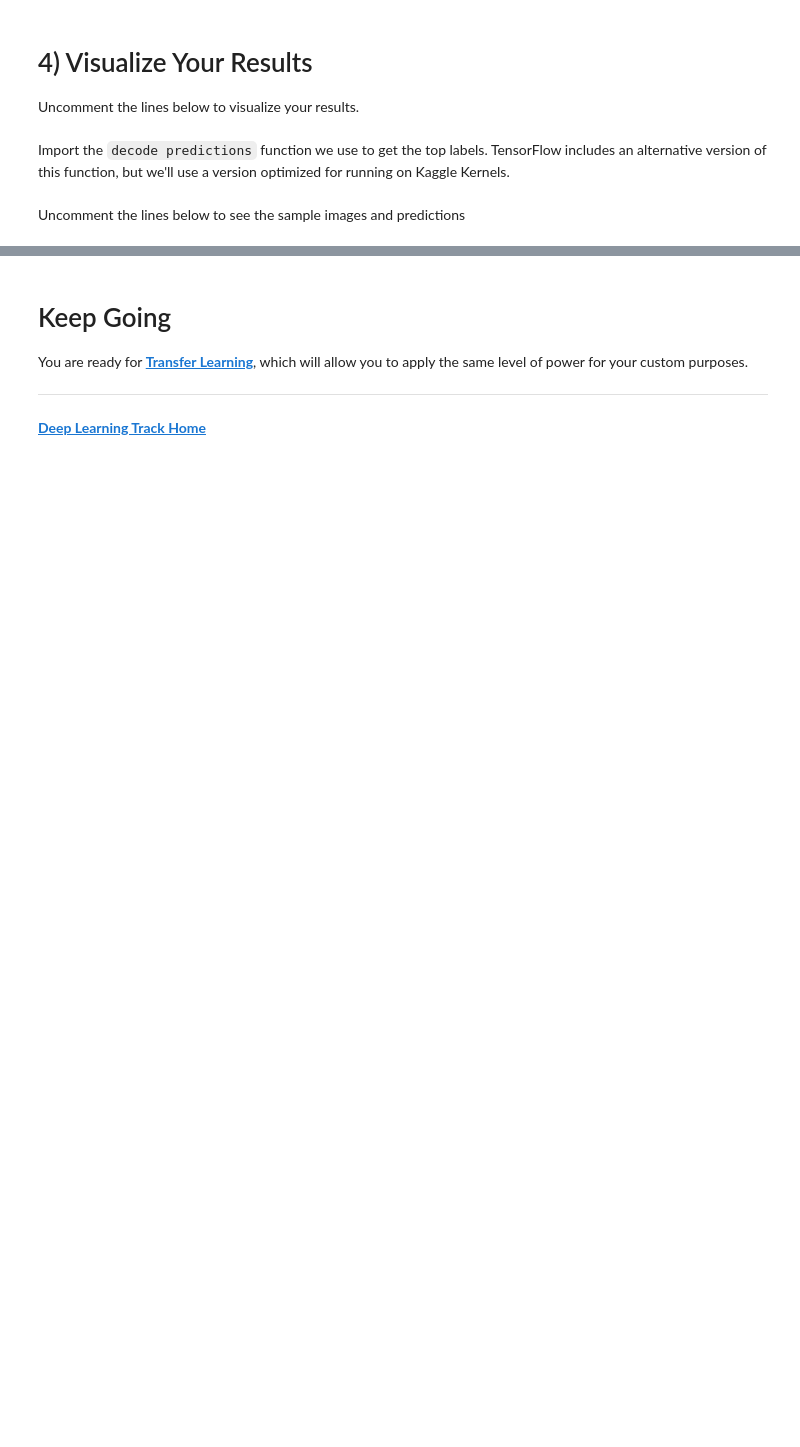
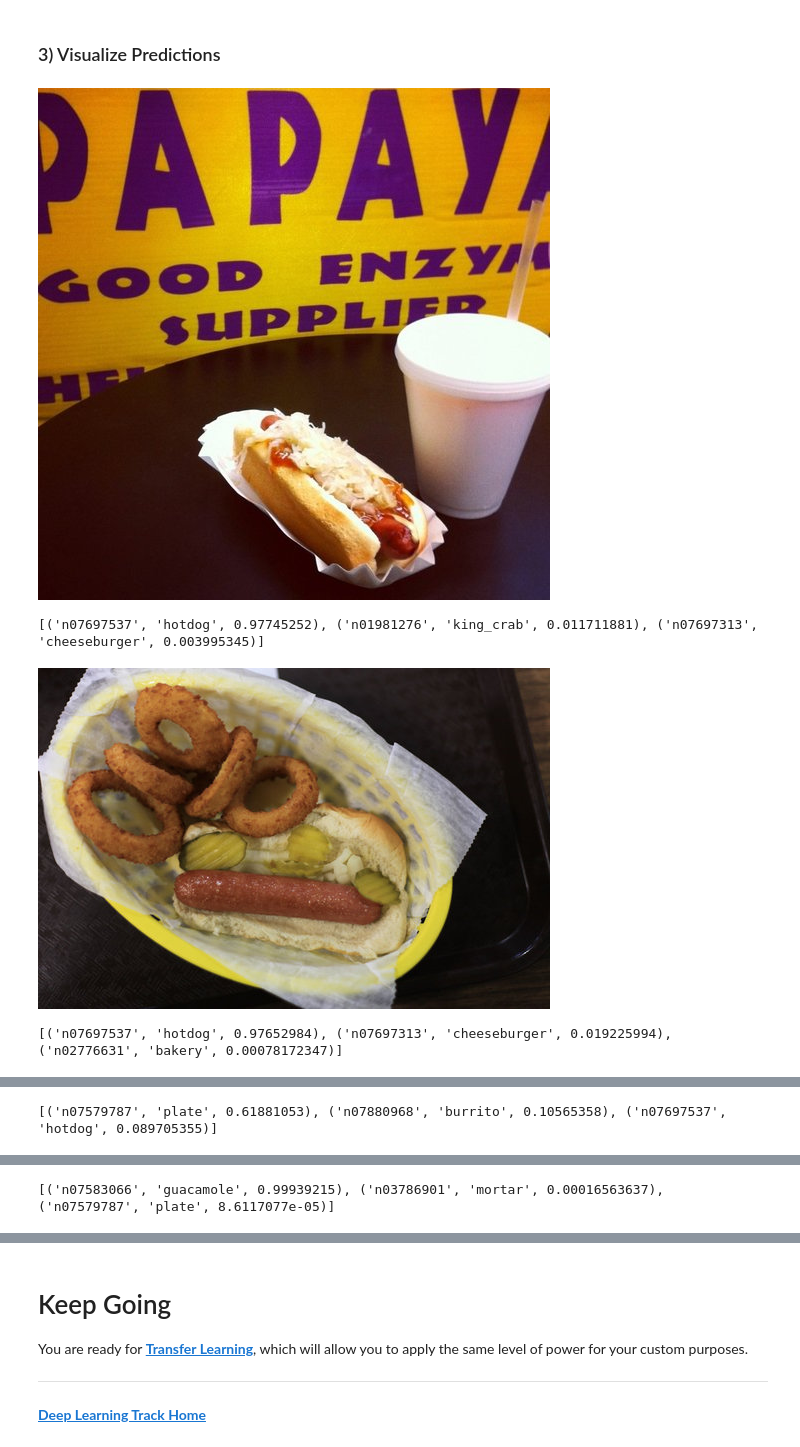
Before and after one commit to Kaggle/learntools, a Jupyter notebook: learntools/deep_learning/nbs/ex3_programming_tf_and_keras.ipynb, the cells around one changed output, grey strips where cells are left out. Saved outputs shown, nothing was run; the diff lists cells and outputs as text; code cells hidden in the pictures; blank space fills up the shorter version.

Commit message:
Switch deep learning nb3 to use learntools

```diff
--- a/learntools/deep_learning/nbs/ex3_programming_tf_and_keras.ipynb
+++ b/learntools/deep_learning/nbs/ex3_programming_tf_and_keras.ipynb
@@ -24,7 +35,11 @@ Here is the image loading function you previously saw.
 # %%
+from IPython.display import Image, display
+from learntools.deep_learning.decode_predictions import decode_predictions
 import numpy as np
 from tensorflow.python.keras.applications.resnet50 import preprocess_input
+from tensorflow.python.keras.applications import ResNet50
 from tensorflow.python.keras.preprocessing.image import load_img, img_to_array
+
 
 image_size = 224
 
@@ -33,3 +48,10 @@ def read_and_prep_images(img_paths, img_height=image_size, img_width=image_size)
     img_array = np.array([img_to_array(img) for img in imgs])
     output = preprocess_input(img_array)
     return(output)
+
+
+my_model = ResNet50(weights='../input/resnet50/resnet50_weights_tf_dim_ordering_tf_kernels.h5')
+test_data = read_and_prep_images(img_paths)
+preds = my_model.predict(test_data)
+
+most_likely_labels = decode_predictions(preds, top=3)
@@ -45,6 +57,0 @@ You can review the instructional page to remind yourself how to do this.
-# %% [markdown]
-# 4) Visualize Your Results
-
-Uncomment the lines below to visualize your results.
-# %% [markdown]
-Import the `decode predictions` function we use to get the top labels. TensorFlow includes an alternative version of this function, but we'll use a version optimized for running on Kaggle Kernels.
@@ -54,9 +58,11 @@ from learntools.deep_learning.decode_predictions import decode_predictions
-# %% [markdown]
-Uncomment the lines below to see the sample images and predictions
+# %% [markdown]
+### 3) Visualize Predictions
 # %%
-from IPython.display import Image, display
-
-# most_likely_labels = decode_predictions(my_preds, top=3, class_list_path='../input/resnet50/imagenet_class_index.json')
-# for i, img_path in enumerate(img_paths):
-#     display(Image(img_path))
-#     print(most_likely_labels[i])
+for i, img_path in enumerate(img_paths):
+    display(Image(img_path))
+    print(most_likely_labels[i])
+# %% [output]
+[figure, added]
+[('n07697537', 'hotdog', 0.97745252), ('n01981276', 'king_crab', 0.011711881), ('n07697313', 'cheeseburger', 0.003995345)]
+[figure, added]
+[('n07697537', 'hotdog', 0.97652984), ('n07697313', 'cheeseburger', 0.019225994), ('n02776631', 'bakery', 0.00078172347)]
@@ -62,0 +70 @@ from IPython.display import Image, display
+[('n07579787', 'plate', 0.61881053), ('n07880968', 'burrito', 0.10565358), ('n07697537', 'hotdog', 0.089705355)]
@@ -62,0 +72 @@ from IPython.display import Image, display
+[('n07583066', 'guacamole', 0.99939215), ('n03786901', 'mortar', 0.00016563637), ('n07579787', 'plate', 8.6117077e-05)]
```
Also changed, not shown: parts of 25 cells of this notebook, 3 other files.
